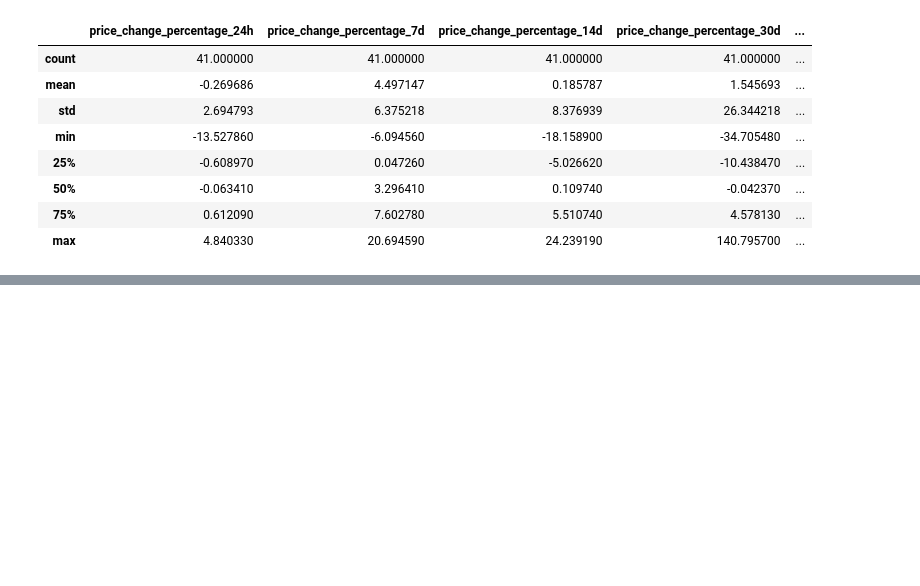
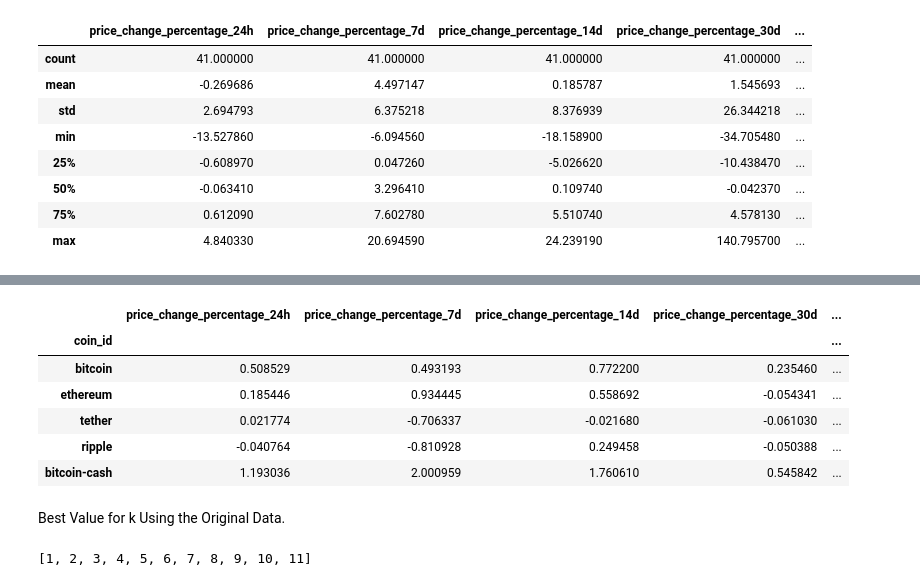
Before and after one commit to Xthe23/CryptoClustering, a Jupyter notebook: Crypto_Clustering.ipynb, the cells around one changed output, grey strips where cells are left out. Cells and saved outputs as stored; diff of their text form; code cells hidden in the pictures; blank space fills up the shorter version.

```diff
--- a/Crypto_Clustering.ipynb
+++ b/Crypto_Clustering.ipynb
@@ -43,0 +56,12 @@ df_market_data.describe()
+# %%
+# Create an instance of the StandardScaler
+scaler = StandardScaler()
+
+# Normalize the data
+scaled_data = scaler.fit_transform(df_market_data)
+
+# Convert the normalized data back to a DataFrame
+df_market_data_scaled = pd.DataFrame(scaled_data, columns=df_market_data.columns)
+
+# Display the normalized data
+df_market_data_scaled.head()
@@ -43,0 +75,27 @@ df_market_data.describe()
+# %%
+df_market_data_scaled = pd.DataFrame(scaled_data, columns=df_market_data.columns)
+
+# Copy the crypto names from the original data
+df_market_data_scaled['coin_id'] = df_market_data.index
+
+# Set the coinid column as index
+df_market_data_scaled.set_index('coin_id', inplace=True)
+
+# Display sample data
+df_market_data_scaled.head()
+# %% [output]
+|  | price_change_percentage_24h | price_change_percentage_7d | price_change_percentage_14d | price_change_percentage_30d | ... |
+| coin_id |  |  |  |  | ... |
+| bitcoin | 0.508529 | 0.493193 | 0.772200 | 0.235460 | ... |
+| ethereum | 0.185446 | 0.934445 | 0.558692 | -0.054341 | ... |
+| tether | 0.021774 | -0.706337 | -0.021680 | -0.061030 | ... |
+| ripple | -0.040764 | -0.810928 | 0.249458 | -0.050388 | ... |
+| bitcoin-cash | 1.193036 | 2.000959 | 1.760610 | 0.545842 | ... |
+# %% [markdown]
+Best Value for k Using the Original Data.
+# %%
+# Create a list with the number of k-values from 1 to 11
+k_values = list(range(1, 12))
+k_values
+# %% [output]
+[1, 2, 3, 4, 5, 6, 7, 8, 9, 10, 11]
```
Also changed, not shown: parts of 7 cells of this notebook.
